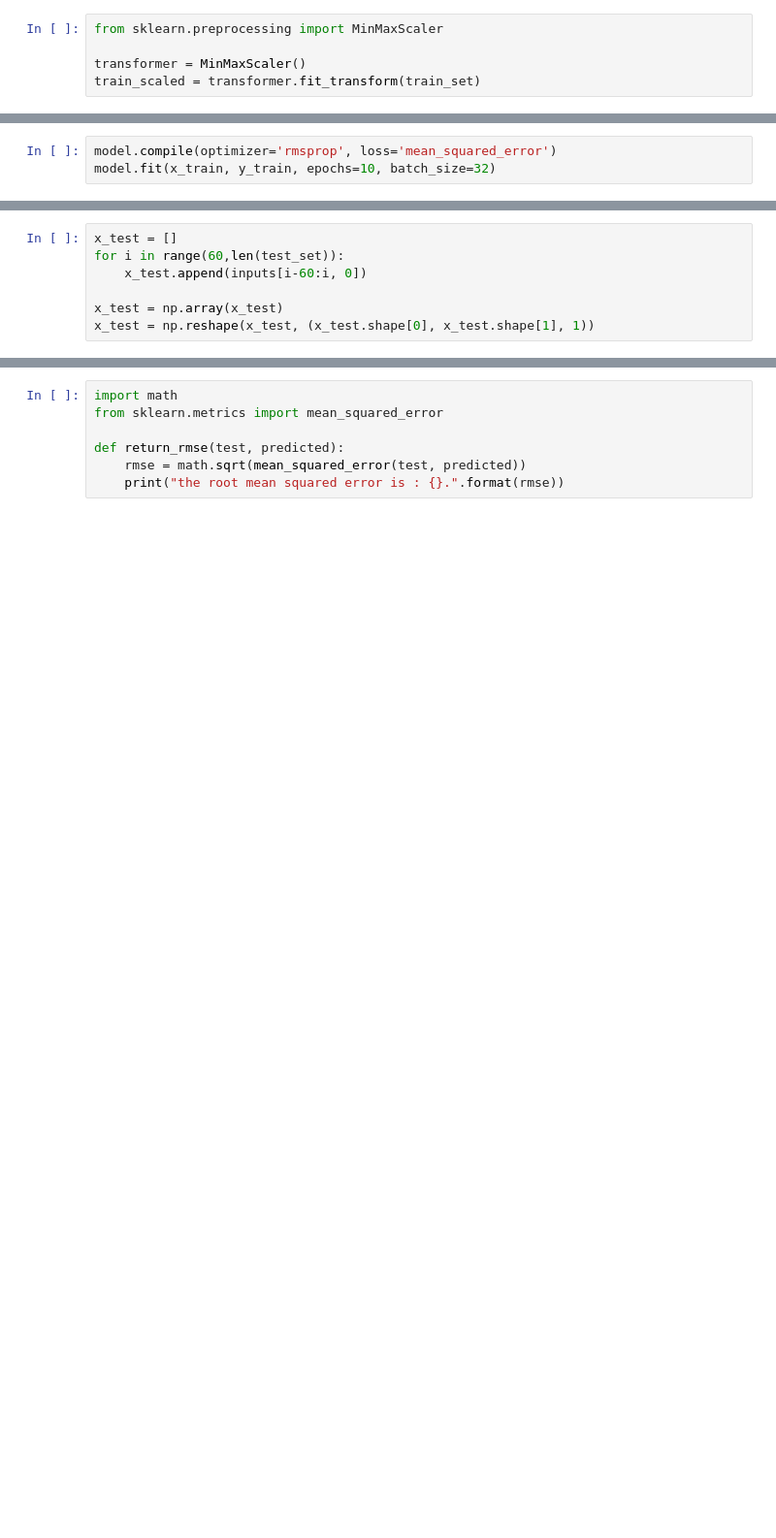
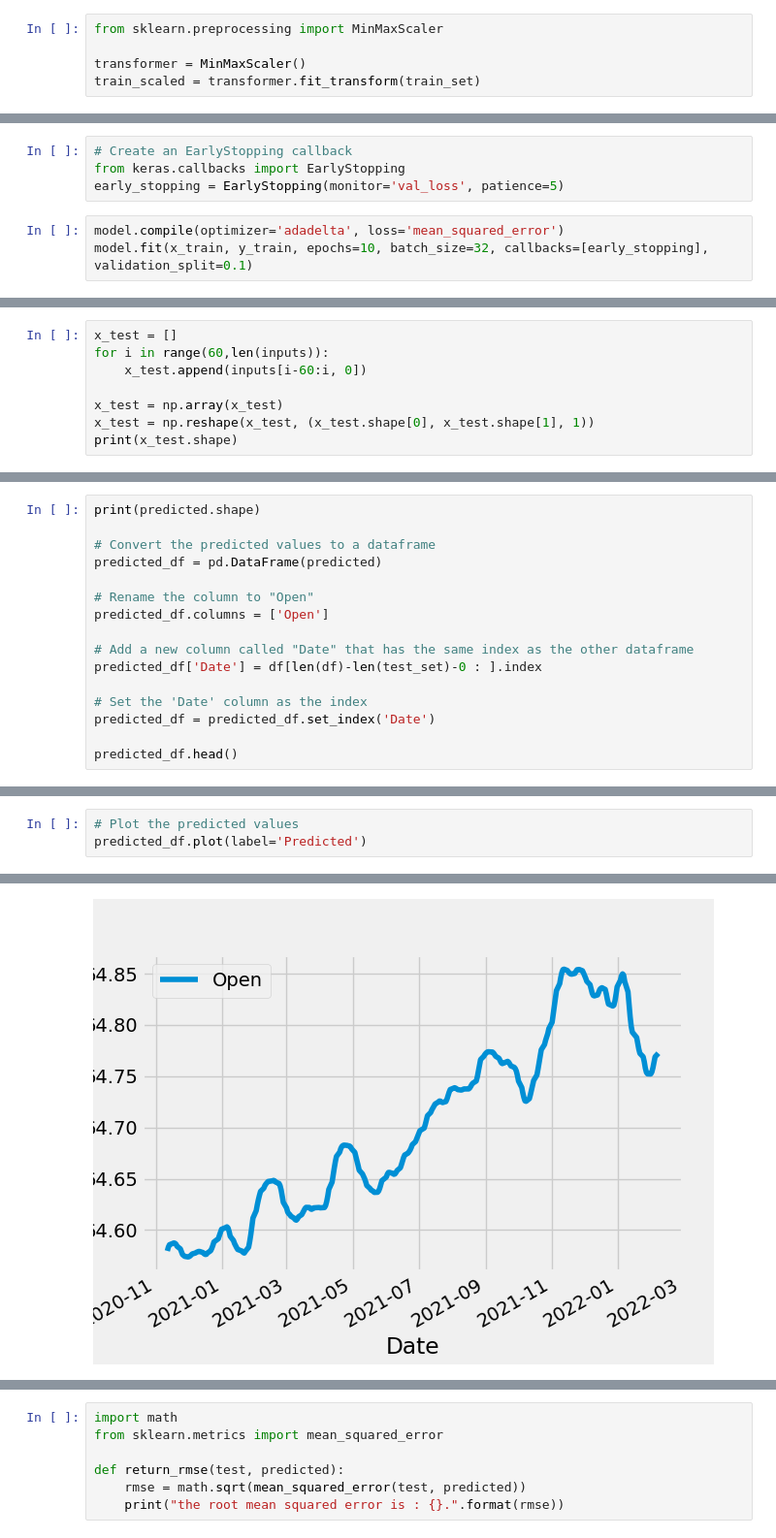
Before and after one commit to amangalampalli/stock-market-predictions, a Jupyter notebook: stock_market_predictions/forecasting/LSTM/MSFT-5-Year-LSTM.ipynb, the cells around one changed output, grey strips where cells are left out. Shown at 97% size. Cells and saved outputs as stored; diff of their text form; blank space fills up the shorter version.

```diff
--- a/stock_market_predictions/forecasting/LSTM/MSFT-5-Year-LSTM.ipynb
+++ b/stock_market_predictions/forecasting/LSTM/MSFT-5-Year-LSTM.ipynb
@@ -65,3 +112,7 @@ model.add(Dense(units=1))
+# %%
+# Create an EarlyStopping callback
+from keras.callbacks import EarlyStopping
+early_stopping = EarlyStopping(monitor='val_loss', patience=5)
 # %%
-model.compile(optimizer='rmsprop', loss='mean_squared_error')
-model.fit(x_train, y_train, epochs=10, batch_size=32)
+model.compile(optimizer='adadelta', loss='mean_squared_error')
+model.fit(x_train, y_train, epochs=10, batch_size=32, callbacks=[early_stopping], validation_split=0.1)
@@ -72,7 +178,8 @@ inputs = transformer.transform(inputs)
 # %%
 x_test = []
-for i in range(60,len(test_set)):
+for i in range(60,len(inputs)):
     x_test.append(inputs[i-60:i, 0])
 
 x_test = np.array(x_test)
 x_test = np.reshape(x_test, (x_test.shape[0], x_test.shape[1], 1))
+print(x_test.shape)
@@ -81,0 +204,16 @@ predicted = transformer.inverse_transform(predicted)
+# %%
+print(predicted.shape)
+
+# Convert the predicted values to a dataframe
+predicted_df = pd.DataFrame(predicted)
+
+# Rename the column to "Open"
+predicted_df.columns = ['Open']
+
+# Add a new column called "Date" that has the same index as the other dataframe
+predicted_df['Date'] = df[len(df)-len(test_set)-0 : ].index
+
+# Set the 'Date' column as the index
+predicted_df = predicted_df.set_index('Date')
+
+predicted_df.head()
@@ -81,0 +229,4 @@ predicted = transformer.inverse_transform(predicted)
+# %%
+# Plot the predicted values
+predicted_df.plot(label='Predicted')
+# %% [output]
@@ -82,2 +234,3 @@ predicted = transformer.inverse_transform(predicted)
+[figure, added]
 # %%
 def plot_predictions(test, predicted):
```
Also changed, not shown: parts of 21 cells of this notebook, 3 other files.
